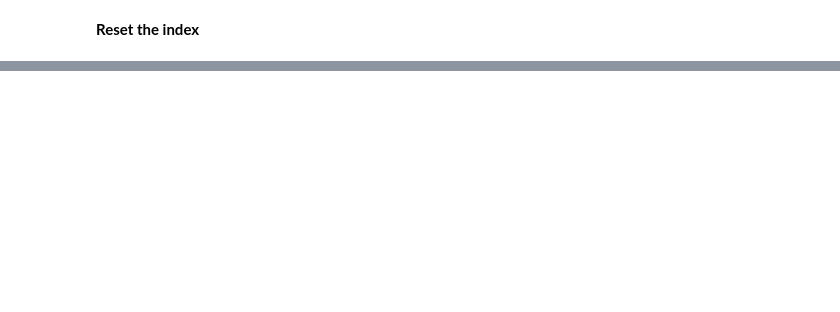
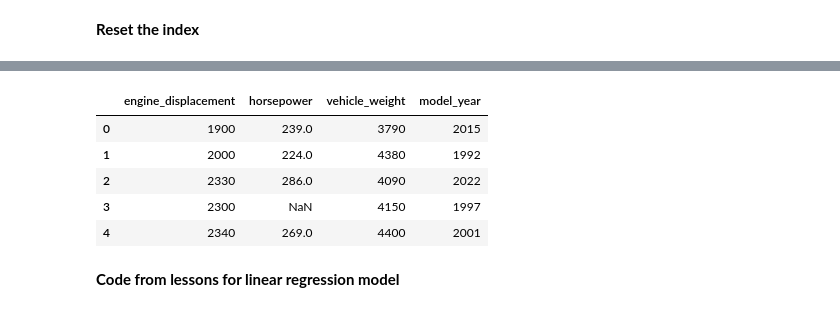
Before and after one commit to IsabelFuenzalida/ml_zoomcamp_homeworks, a Jupyter notebook: homework2/homework2.ipynb, the cells around one changed output, grey strips where cells are left out. Saved outputs shown, nothing was run; the diff lists cells and outputs as text; code cells hidden in the pictures; blank space fills up the shorter version.

```diff
--- a/homework2/homework2.ipynb
+++ b/homework2/homework2.ipynb
@@ -113,13 +109,0 @@ df_test = df_test.reset_index(drop=True)
-# %%
-n = len(df)
-n_val = int(n * 0.2)
-n_test = int(n * 0.2)
-n_train = n - n_val - n_test
-
-np.random.seed(42)
-idx = np.arange(n)
-np.random.shuffle(idx)
-
-df_train = df.iloc[idx[:n_train]]
-df_val = df.iloc[idx[n_train:n_train + n_val]]
-df_test = df.iloc[idx[n_train + n_val:]]
@@ -125,0 +125,11 @@ df_test = df.iloc[idx[n_train + n_val:]]
+# %%
+df_train.head()
+# %% [output]
+|  | engine_displacement | horsepower | vehicle_weight | model_year |
+| 0 | 1900 | 239.0 | 3790 | 2015 |
+| 1 | 2000 | 224.0 | 4380 | 1992 |
+| 2 | 2330 | 286.0 | 4090 | 2022 |
+| 3 | 2300 | NaN | 4150 | 1997 |
+| 4 | 2340 | 269.0 | 4400 | 2001 |
+# %% [markdown]
+**Code from lessons for linear regression model**
```
Also changed, not shown: parts of 12 cells of this notebook.
